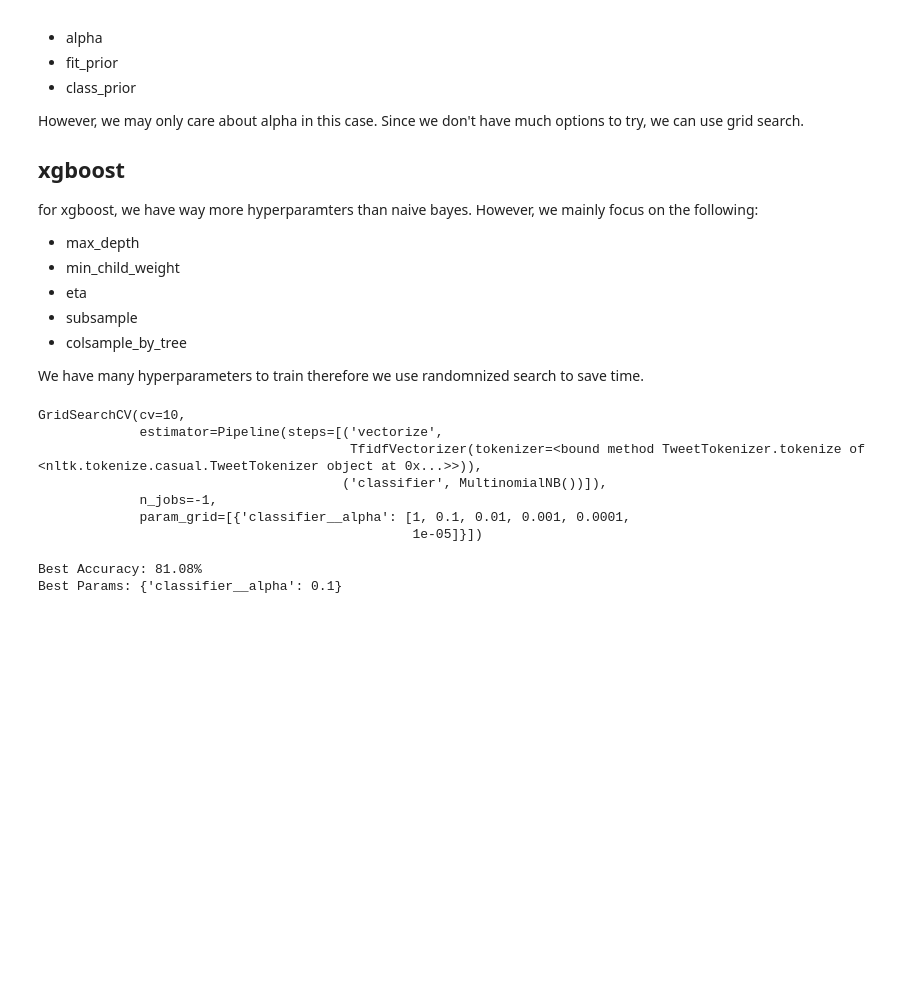
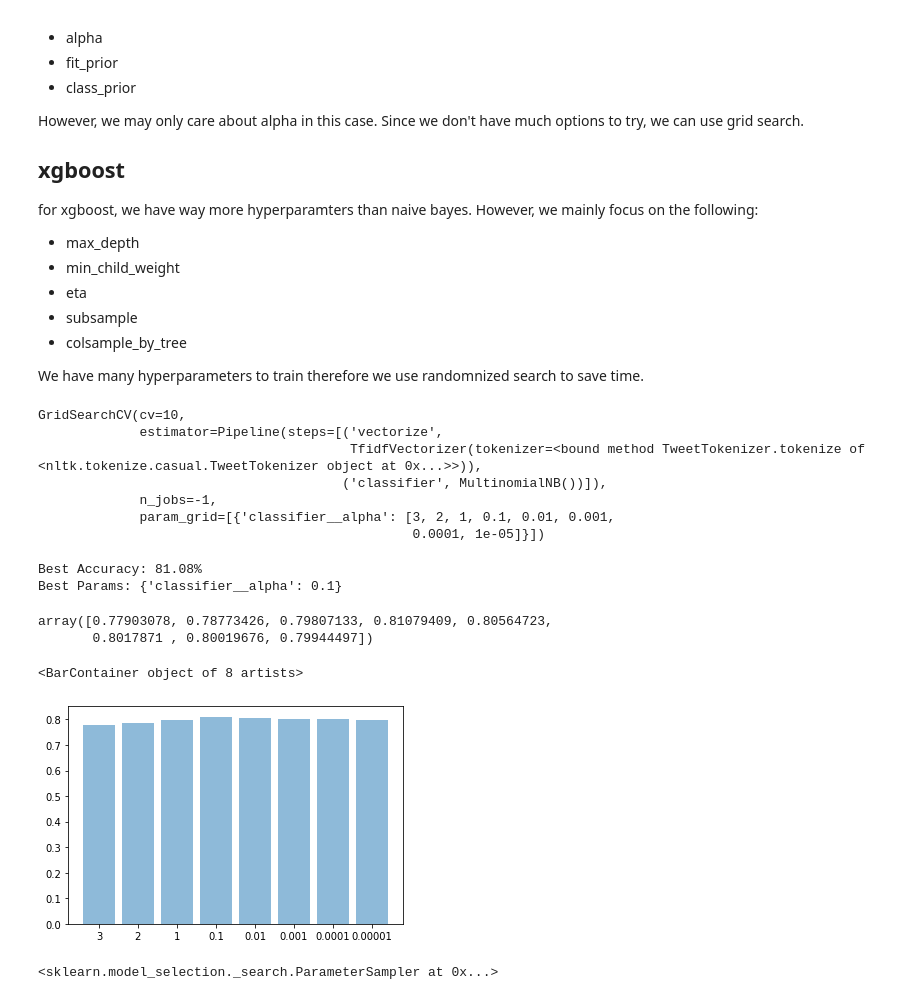
Before and after one commit to r0b3rt24/PoliIdeaClassify, a Jupyter notebook: project.ipynb, the cells around one changed output. Drawn from its saved outputs; the diff is of its cells as text; code cells hidden in the pictures; blank space fills up the shorter version.

```diff
--- a/project.ipynb
+++ b/project.ipynb
@@ -311,7 +312,7 @@ for xgboost, we have way more hyperparamters than naive bayes. However, we mainl
 We have many hyperparameters to train therefore we use randomnized search to save time.
 # %%
 # Multinomial NB pipeline
-nb_params = [{'classifier__alpha': [1, 0.1, 0.01, 0.001, 0.0001, 0.00001]}]
+nb_params = [{'classifier__alpha': [3,2,1,0.1, 0.01, 0.001, 0.0001, 0.00001]}]
 # %%
 gs = GridSearchCV(estimator=nb_pipleline, param_grid=nb_params, refit=True, cv=10, n_jobs=-1)
 # %%
@@ -322,14 +323,24 @@ GridSearchCV(cv=10,
                                         TfidfVectorizer(tokenizer=<bound method TweetTokenizer.tokenize of <nltk.tokenize.casual.TweetTokenizer object at 0x...>>)),
                                        ('classifier', MultinomialNB())]),
              n_jobs=-1,
-             param_grid=[{'classifier__alpha': [1, 0.1, 0.01, 0.001, 0.0001,
-                                                1e-05]}])
+             param_grid=[{'classifier__alpha': [3, 2, 1, 0.1, 0.01, 0.001,
+                                                0.0001, 1e-05]}])
 # %%
 print('Best Accuracy: %.2f%%' % (gs.best_score_*100))
 print('Best Params:', gs.best_params_)
 # %% [output]
 Best Accuracy: 81.08%
 Best Params: {'classifier__alpha': 0.1}
+# %%
+gs.cv_results_['mean_test_score']
+# %% [output]
+array([0.77903078, 0.78773426, 0.79807133, 0.81079409, 0.80564723,
+       0.8017871 , 0.80019676, 0.79944497])
+# %%
+plt.bar(['3','2','1','0.1', '0.01', '0.001', '0.0001', '0.00001'],gs.cv_results_['mean_test_score'],align='center', alpha=0.5 )
+# %% [output]
+<BarContainer object of 8 artists>
+[figure, added]
 # %%
 #xgboost pipeline
 import scipy.stats
@@ -341,4 +352,8 @@ d = {'classifier__max_depth':[5,6,7,8,9,10],
 ps = ParameterSampler(param_distributions=d,
                       n_iter=10,
                       random_state=123)
+# %%
+ps.
+# %% [output]
+<sklearn.model_selection._search.ParameterSampler at 0x...>
 # %%
```
Also changed, not shown: parts of 5 cells of this notebook, 2 other files.
